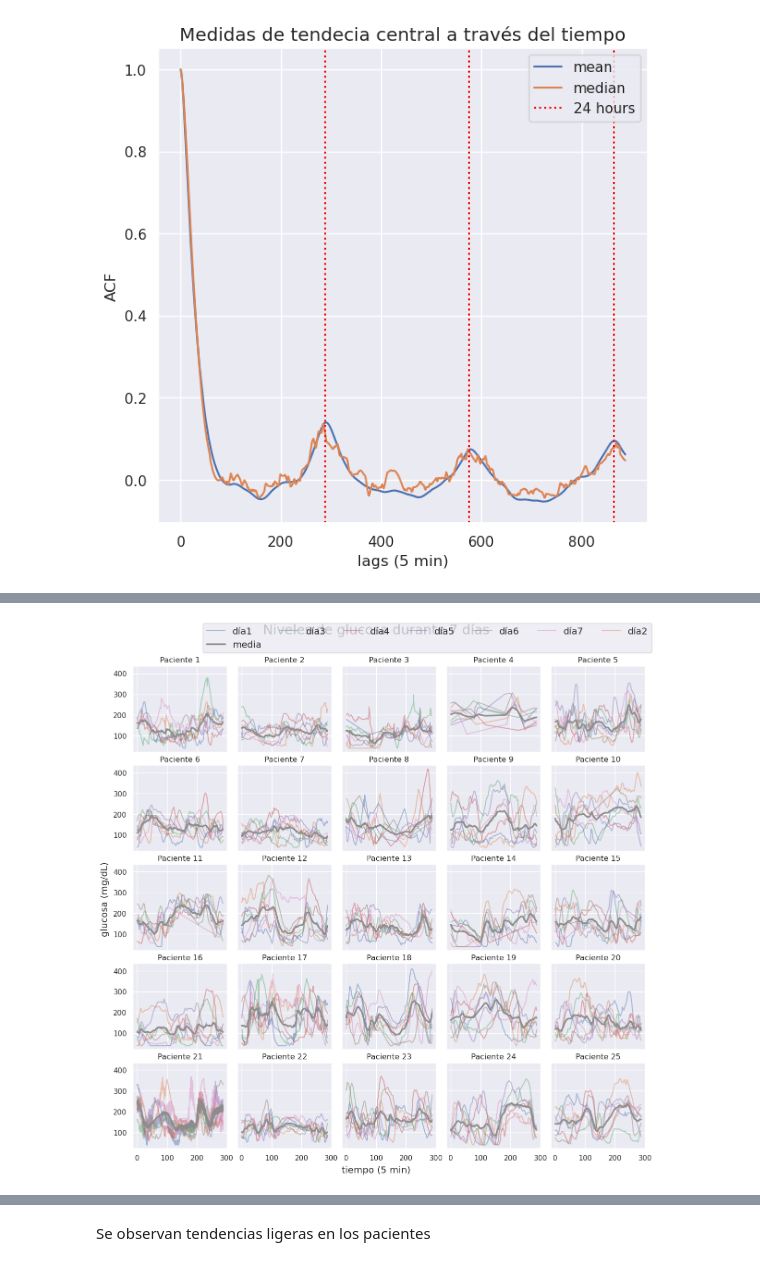
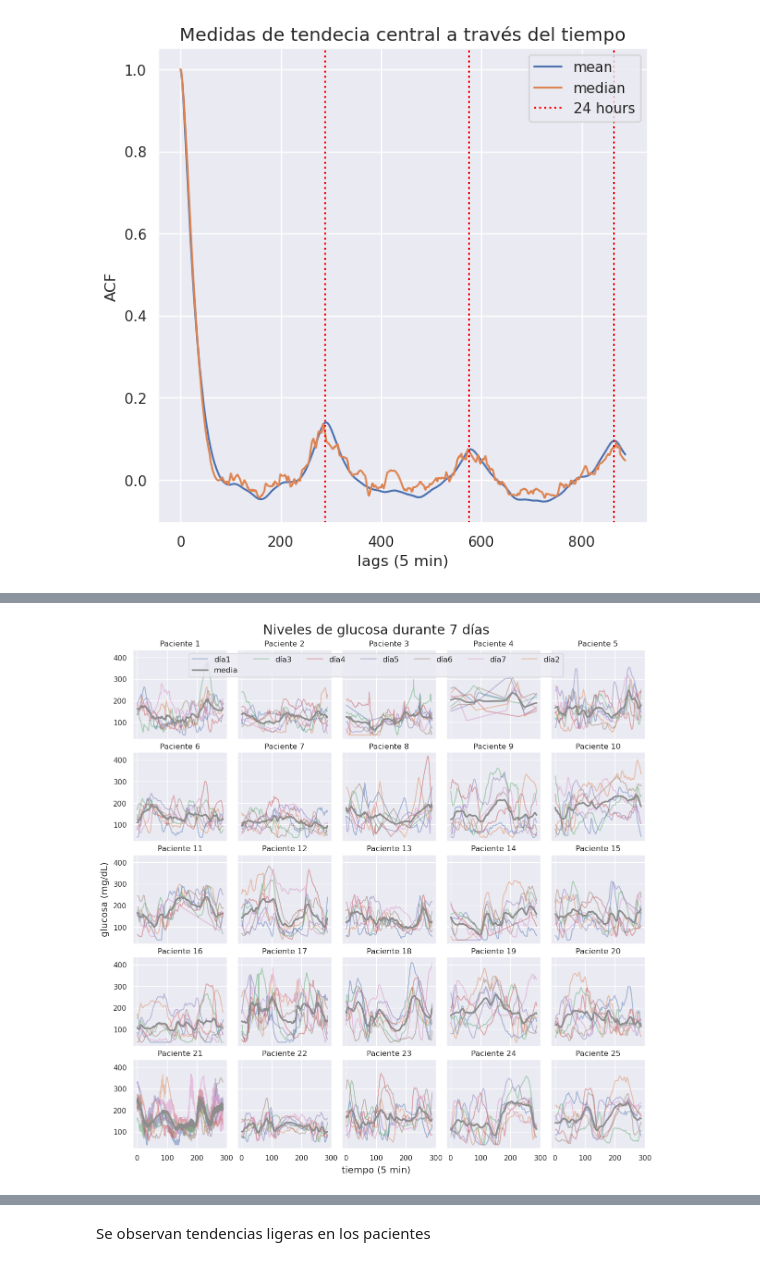
Before and after one commit to Arturo2711/EDA-DT1-PROJECT, a Jupyter notebook: EDA.ipynb, the cells around one changed output, grey strips where cells are left out. Drawn from its saved outputs; the diff is of its cells as text; code cells hidden in the pictures.

```diff
--- a/EDA.ipynb
+++ b/EDA.ipynb
@@ -67,14 +68,14 @@ dxtime = [15.5, 36.5, 12.5, 8.5, 39.5, 13.5, 10.1, 30.7, 15.2, 27.3, 12.9, 11.2,
 # Append all the patients onto a single dataframe
 people = []
 path = "HUPA-UCM Diabetes Dataset/Preprocessed/"
-#id = 0
+id = 0
 for filename, sex, age, dxtime in zip(glob.glob(os.path.join(path, '*.csv')), sex, age, dxtime):
     df = pd.read_csv(filename, sep = ";")
     df["time"] = df["time"].apply(lambda x: np.datetime64(x))
     df["sex"] = sex
     df["age"] = age
     df["dxtime"] = dxtime
-    #df["patient_id"] = [id for i in range(len(df))]
+    df["patient_id"] = [id for i in range(len(df))]
     # df = df.set_index(['patient_id', 'time'])
     people.append(df)
      # id += 1
@@ -91,7 +92,7 @@ def diff(ts):
 
 diff1_people = []
 for person in people:
-    person = person.drop(columns = ["time", "sex", "age", "dxtime"])
+    person = person.drop(columns = ["time", "sex", "age", "dxtime", "patient_id"])
     diff1_columns = []
     cols = person.columns
     for column in cols:
@@ -198,15 +199,21 @@ plt.show()
 # %% [output]
 [figure]
 # %%
-fig, ax = plt.subplots(figsize = (width, width/2), layout = "constrained")
+fig, ax = plt.subplots(figsize = (width + 1, width / 2), layout = "constrained")
 i = 1
 for person in people:
     line = [i for j in range(len(person))]
-    plt.plot(person.time, line, label = f"{i}", linewidth = 5, color = deep_blue)
+    if all(person["sex"] == 0):
+        plt.plot(person.time, line, linewidth = 5, color = "red")
+    else:
+        plt.plot(person.time, line, linewidth = 5, color = deep_blue)
     i += 1
 ax.set_xlabel("tiempo")
 ax.set_ylabel("ID paciente")
 fig.suptitle("Duración de recolección de datos por paciente")
+red_patch = mpatches.Patch(color='red', label='Mujer')
+blue_patch = mpatches.Patch(color=deep_blue, label='Hombre')
+plt.legend(handles = [red_patch, blue_patch])
 plt.savefig("Images/duracion_recoleccion_paciente.png", format = "png")
 plt.show()
 # %% [output]
@@ -405,15 +466,3 @@ plt.savefig("Images/medidas_acf_48_horas.png", format = "png")
 plt.show()
 # %% [output]
 [figure]
-# %%
-fig, ax = plt.subplots(figsize = (width*1.5, width), layout = "constrained")
-i = 1
-for person in people:
-    plt.plot(person.time, person.glucose, alpha = a, label = f"{i}")
-    i+= 1
-ax.set_ylabel("Glucosa (ml/dL)")
-ax.set_xlabel("Tiempo")
-fig.suptitle("Tiempo de recolección de datos por persona")
-plt.legend(fontsize = "medium", ncols = 5)
-plt.savefig("Images/tiempo_recoleccion_glucosa.png", format = "png")
-plt.show()
@@ -433,33 +480,33 @@ patients_week = []
 
 for person in people:
     glucose_w = person["glucose"]
     patient_week = [
         glucose_w[day_w * i : day_w * (i + 1)].reset_index(drop=True)
         for i in range(7)
     ]
     patients_week.append(patient_week)
 
 pw = np.array(patients_week)
 
 # plot
-fig, axs = plt.subplots(5, 5, figsize = (width*2, width*2), sharey = True, sharex = True, layout = "constrained")
+fig, axs = plt.subplots(5, 5, figsize = (width * 2, width * 2), sharey = True, sharex = True, layout = "constrained")
 patient = 0
 for i in range(5):
     for j in range(5):
         for day_w in range(7):
             axs[i, j].plot(patients_week[patient][day_w], alpha = a-.15, label = f"día{day_w + 1}")
             axs[i, j].set_title(f"Paciente {patient + 1}")
         axs[i, j].plot([pw[patient,:, i].mean() for i in range(day)], label = "media", lw = 2.5)
         patient += 1
 
 handles, labels = axs[0, 0].get_legend_handles_labels()
 handles = swap(handles, 1, -1)
 labels = swap(labels, 1, -1)
-fig.legend(handles, labels, ncol = 7, fontsize = "large", loc = "outside upper right")
 fig.suptitle("Niveles de glucosa durante 7 días", fontsize = "xx-large")
+fig.legend(handles, labels, ncol = 7, fontsize = "medium", loc='upper center', bbox_to_anchor=(0.5, 0.95))
 fig.supylabel("glucosa (mg/dL)", fontsize = "large")
 fig.supxlabel("tiempo (5 min)", fontsize = "large")
 plt.savefig("Images/estacional_7_dias.png", format = "png")
 plt.show()
 # %% [output]
-[figure, old version]
+[figure, new version]
```
Also changed, not shown: parts of 33 cells of this notebook, 10 other files.
